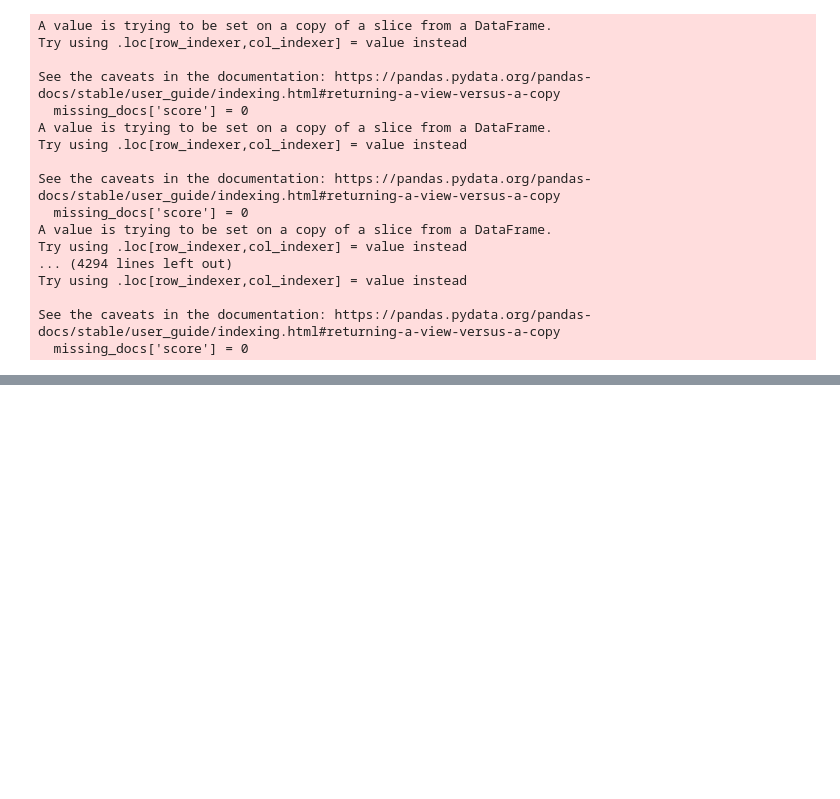
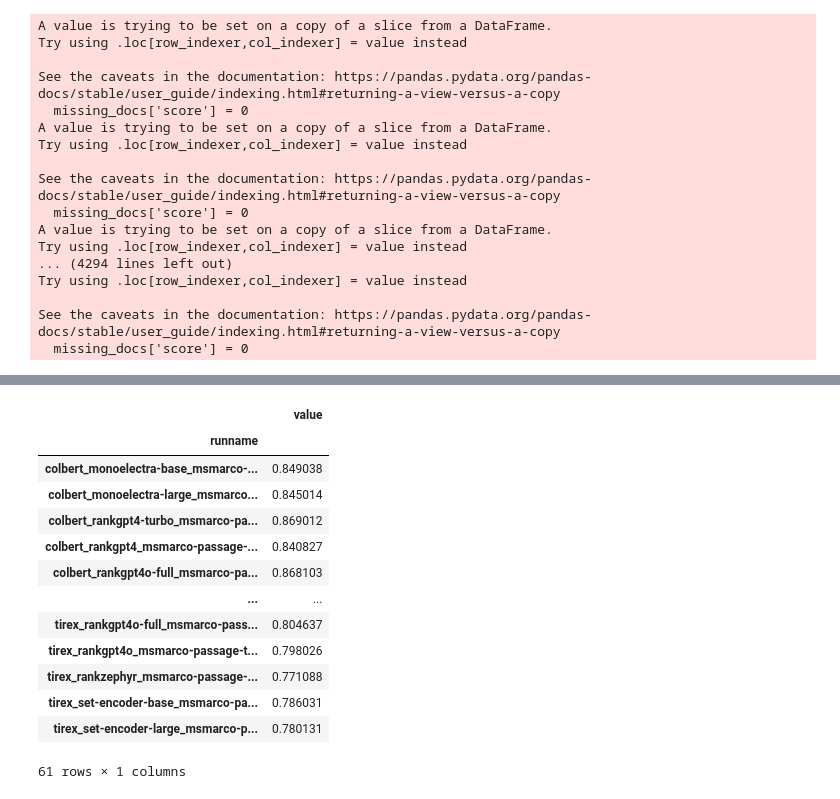
Before and after one commit to Parry-Parry/sigir25-annotation, a Jupyter notebook: analysis/oracle/oracle_runs.ipynb, the cells around one changed output, grey strips where cells are left out. Saved outputs shown, nothing was run; the diff lists cells and outputs as text; code cells hidden in the pictures; blank space fills up the shorter version.

```diff
--- a/analysis/oracle/oracle_runs.ipynb
+++ b/analysis/oracle/oracle_runs.ipynb
@@ -254,7 +254,7 @@ class ndcg_process():
         result_relevance = np.array([qrels.get(doc_id, 0) for doc_id in results['doc_id']])
         upper_bound_relevance = np.array([qrels.get(doc_id, 0) for doc_id in upper_bound['doc_id']])
 
-        return pndcg(result_relevance, upper_bound_relevance, self.cutoff)
+        return pndcg(result_relevance, upper_bound_relevance, self.cutoff, False)
 
     def calc_raw(self, qrels, results, upper_bound):
         # get top 10 of results
@@ -358,7 +358,22 @@ Pandas(Index='tirex_rankzephyr_msmarco-passage-trec-dl-2019-judged.run', value=0
 Pandas(Index='tirex_set-encoder-base_msmarco-passage-trec-dl-2019-judged.run', value=0.7860310475695971)
 Pandas(Index='tirex_set-encoder-large_msmarco-passage-trec-dl-2019-judged.run', value=0.7801305893668204)
 # %%
-all_metrics.groupby('runname').mean().to_csv('pndcg.csv')
+all_metrics.groupby('runname').mean()
+# %% [output]
+|  | value |
+| runname |  |
+| colbert_monoelectra-base_msmarco-... | 0.849038 |
+| colbert_monoelectra-large_msmarco... | 0.845014 |
+| colbert_rankgpt4-turbo_msmarco-pa... | 0.869012 |
+| colbert_rankgpt4_msmarco-passage-... | 0.840827 |
+| colbert_rankgpt4o-full_msmarco-pa... | 0.868103 |
+| ... | ... |
+| tirex_rankgpt4o-full_msmarco-pass... | 0.804637 |
+| tirex_rankgpt4o_msmarco-passage-t... | 0.798026 |
+| tirex_rankzephyr_msmarco-passage-... | 0.771088 |
+| tirex_set-encoder-base_msmarco-pa... | 0.786031 |
+| tirex_set-encoder-large_msmarco-p... | 0.780131 |
+61 rows × 1 columns
 # %%
 for row in all_metrics_merge.groupby('runname').mean().itertuples():
     print(row)
```
